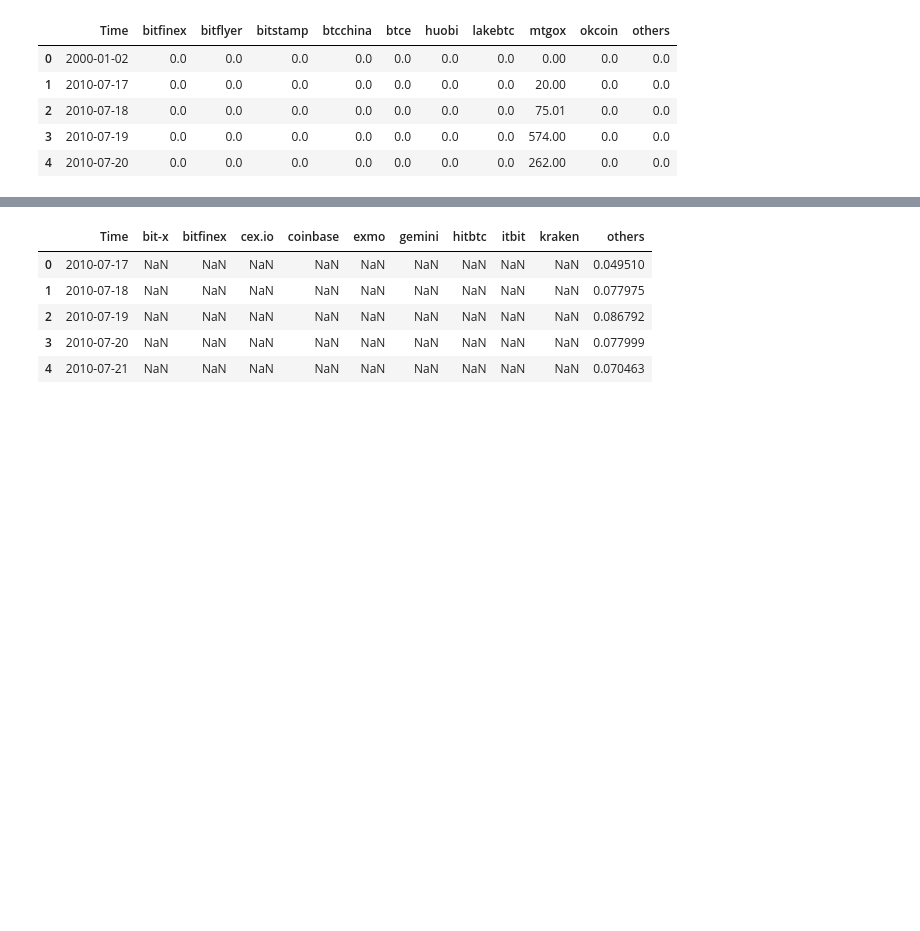
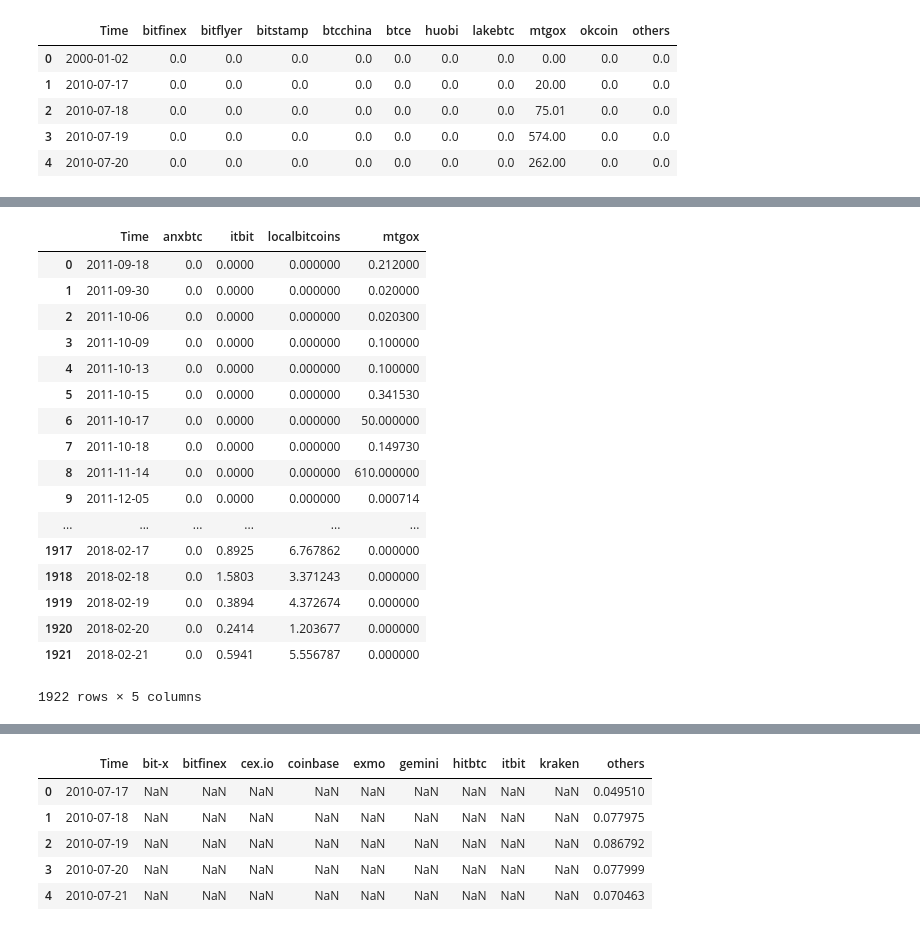
Before and after one commit to celiaguan/MSIS, a Jupyter notebook: Bitcoin Overview .ipynb, the cells around one changed output, grey strips where cells are left out. Saved outputs shown, nothing was run; the diff lists cells and outputs as text; code cells hidden in the pictures; blank space fills up the shorter version.

```diff
--- a/Bitcoin Overview .ipynb
+++ b/Bitcoin Overview .ipynb
@@ -41,0 +149,24 @@ vol=vol.fillna(0)
+# %%
+sgd = pd.read_csv('SGD.csv').rename(columns=lambda x: x.strip())
+sgd.Time = pd.to_datetime(sgd['Time'])
+sgd=sgd.fillna(0)
+sgd
+# %% [output]
+|  | Time | anxbtc | itbit | localbitcoins | mtgox |
+| 0 | 2011-09-18 | 0.0 | 0.0000 | 0.000000 | 0.212000 |
+| 1 | 2011-09-30 | 0.0 | 0.0000 | 0.000000 | 0.020000 |
+| 2 | 2011-10-06 | 0.0 | 0.0000 | 0.000000 | 0.020300 |
+| 3 | 2011-10-09 | 0.0 | 0.0000 | 0.000000 | 0.100000 |
+| 4 | 2011-10-13 | 0.0 | 0.0000 | 0.000000 | 0.100000 |
+| 5 | 2011-10-15 | 0.0 | 0.0000 | 0.000000 | 0.341530 |
+| 6 | 2011-10-17 | 0.0 | 0.0000 | 0.000000 | 50.000000 |
+| 7 | 2011-10-18 | 0.0 | 0.0000 | 0.000000 | 0.149730 |
+| 8 | 2011-11-14 | 0.0 | 0.0000 | 0.000000 | 610.000000 |
+| 9 | 2011-12-05 | 0.0 | 0.0000 | 0.000000 | 0.000714 |
+| ... | ... | ... | ... | ... | ... |
+| 1917 | 2018-02-17 | 0.0 | 0.8925 | 6.767862 | 0.000000 |
+| 1918 | 2018-02-18 | 0.0 | 1.5803 | 3.371243 | 0.000000 |
+| 1919 | 2018-02-19 | 0.0 | 0.3894 | 4.372674 | 0.000000 |
+| 1920 | 2018-02-20 | 0.0 | 0.2414 | 1.203677 | 0.000000 |
+| 1921 | 2018-02-21 | 0.0 | 0.5941 | 5.556787 | 0.000000 |
+1922 rows × 5 columns
```
Also changed, not shown: parts of 23 cells of this notebook, 15 other files.
